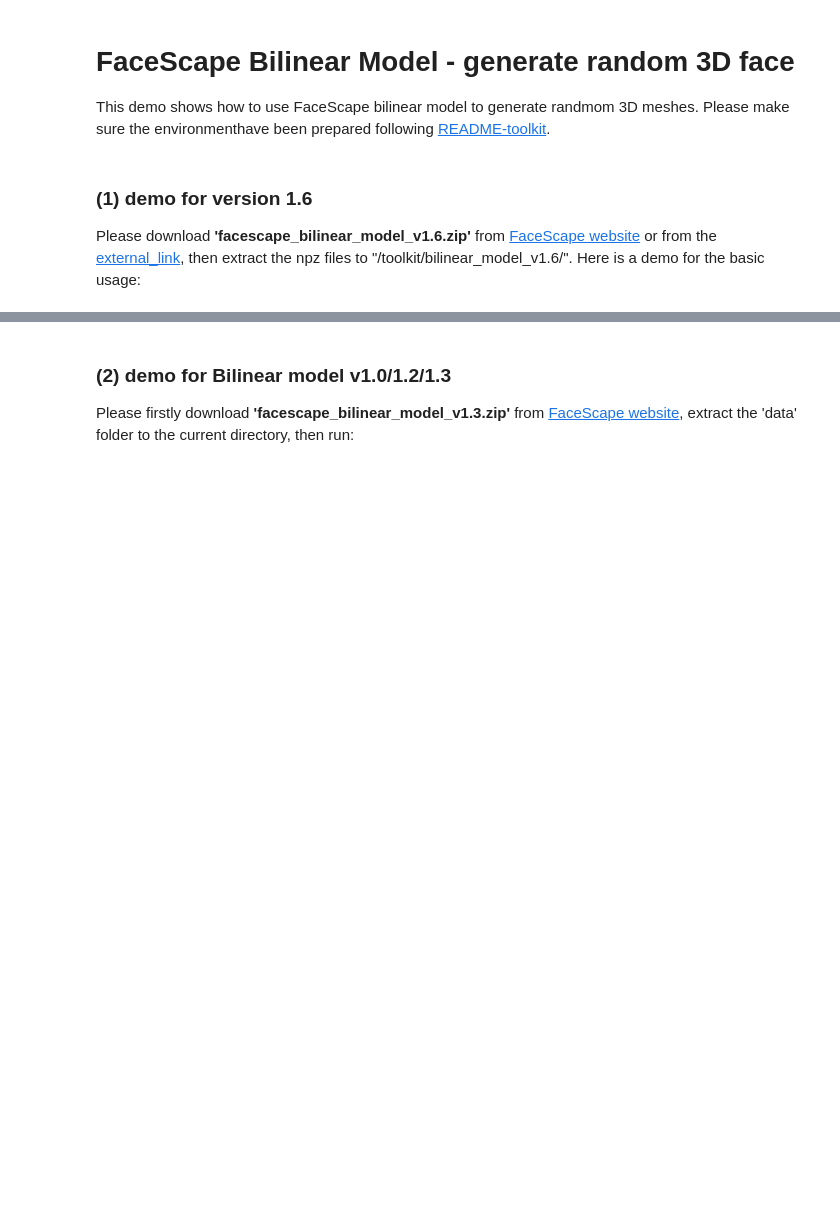
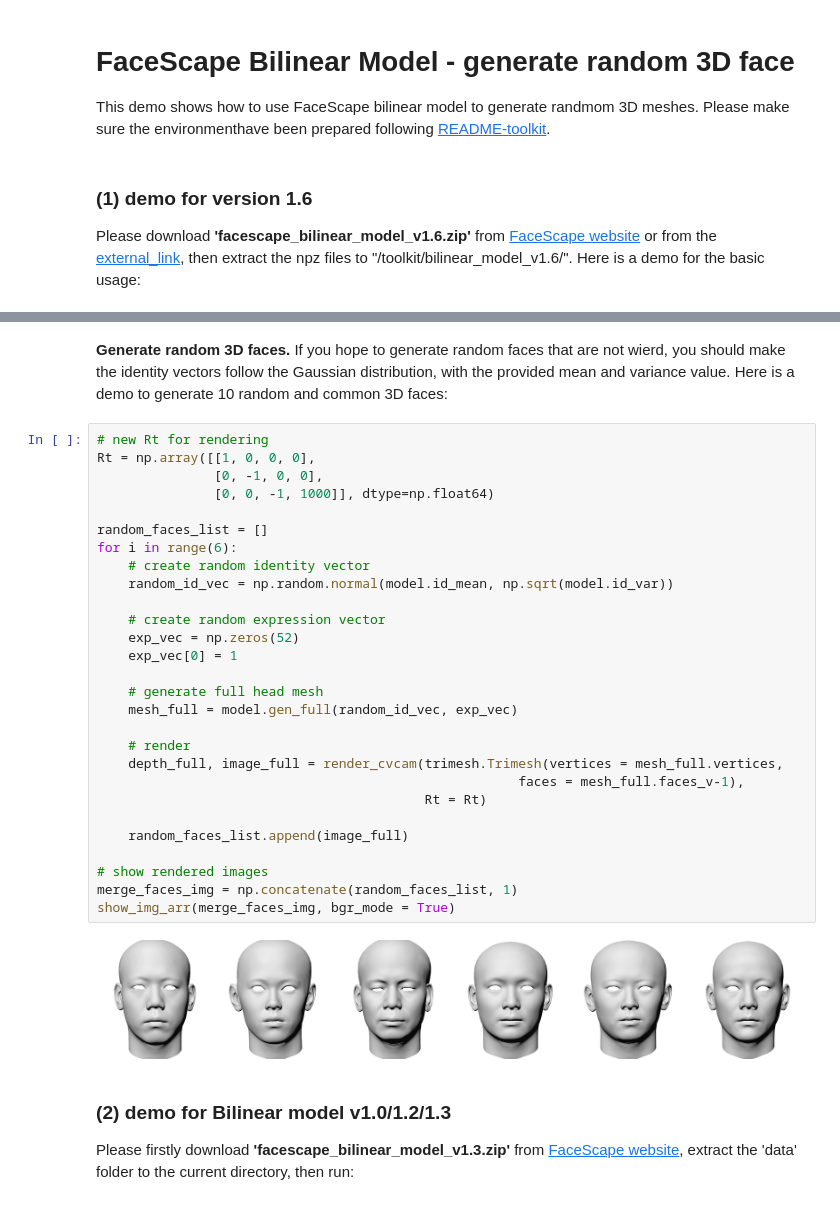
Before and after one commit to zhuhao-nju/facescape, a Jupyter notebook: toolkit/demo_bilinear_basic.ipynb, the cells around one changed output, grey strips where cells are left out. Cells and saved outputs as stored; diff of their text form; blank space fills up the shorter version.

```diff
--- a/toolkit/demo_bilinear_basic.ipynb
+++ b/toolkit/demo_bilinear_basic.ipynb
@@ -65,3 +71,35 @@ show_img_arr(merge_img, bgr_mode = True)
+# %% [markdown]
+**Generate random 3D faces.** If you hope to generate random faces that are not wierd, you should make the identity vectors follow the Gaussian distribution, with the provided mean and variance value. Here is a demo to generate 10 random and common 3D faces:
+# %%
+# new Rt for rendering
+Rt = np.array([[1, 0, 0, 0],
+               [0, -1, 0, 0],
+               [0, 0, -1, 1000]], dtype=np.float64)
+
+random_faces_list = []
+for i in range(6):
+    # create random identity vector
+    random_id_vec = np.random.normal(model.id_mean, np.sqrt(model.id_var))
+
+    # create random expression vector
+    exp_vec = np.zeros(52)
+    exp_vec[0] = 1
+
+    # generate full head mesh
+    mesh_full = model.gen_full(random_id_vec, exp_vec)
+
+    # render
+    depth_full, image_full = render_cvcam(trimesh.Trimesh(vertices = mesh_full.vertices,
+                                                      faces = mesh_full.faces_v-1),
+                                          Rt = Rt)
+
+    random_faces_list.append(image_full)
+
+# show rendered images
+merge_faces_img = np.concatenate(random_faces_list, 1)
+show_img_arr(merge_faces_img, bgr_mode = True)
+# %% [output]
+[figure, added]
 # %% [markdown]
 ### (2) demo for Bilinear model v1.0/1.2/1.3
 
```
Also changed, not shown: parts of 1 cell of this notebook.
